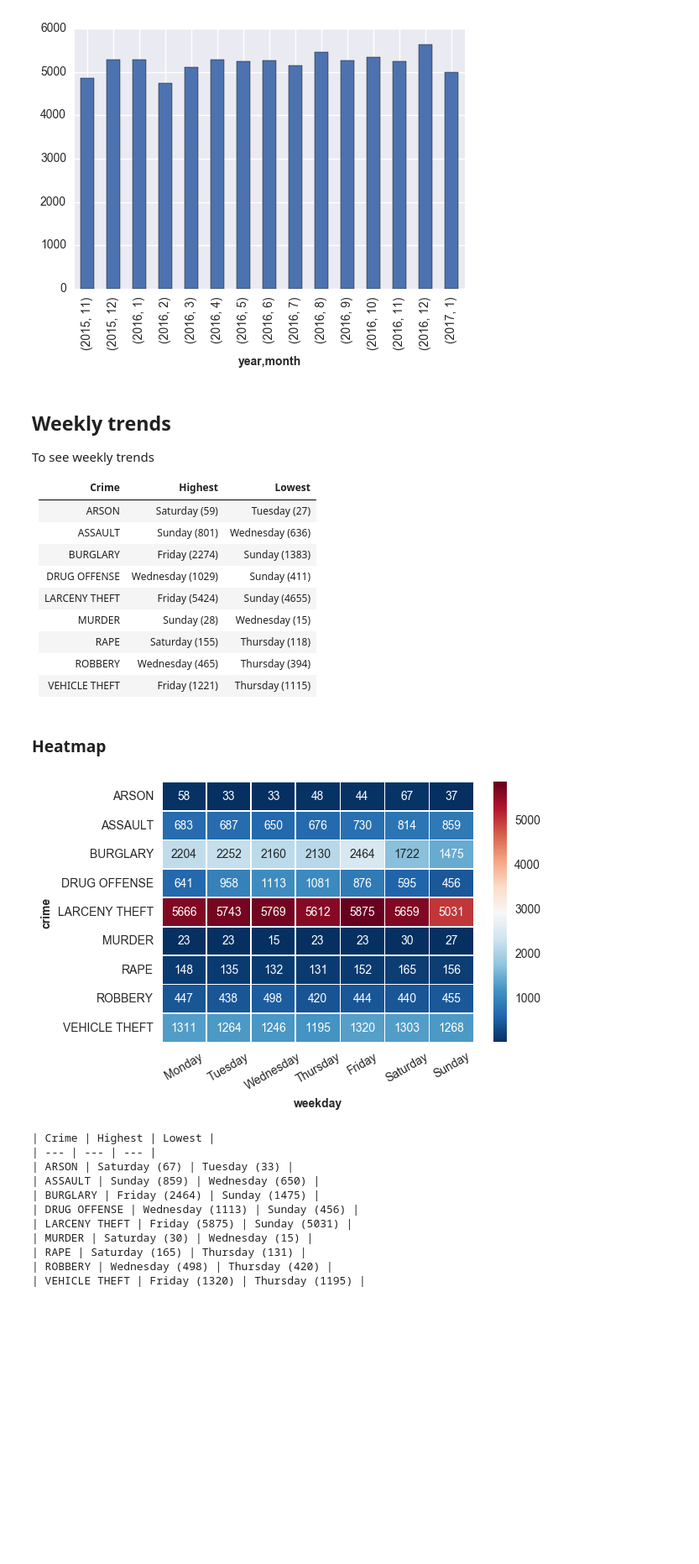
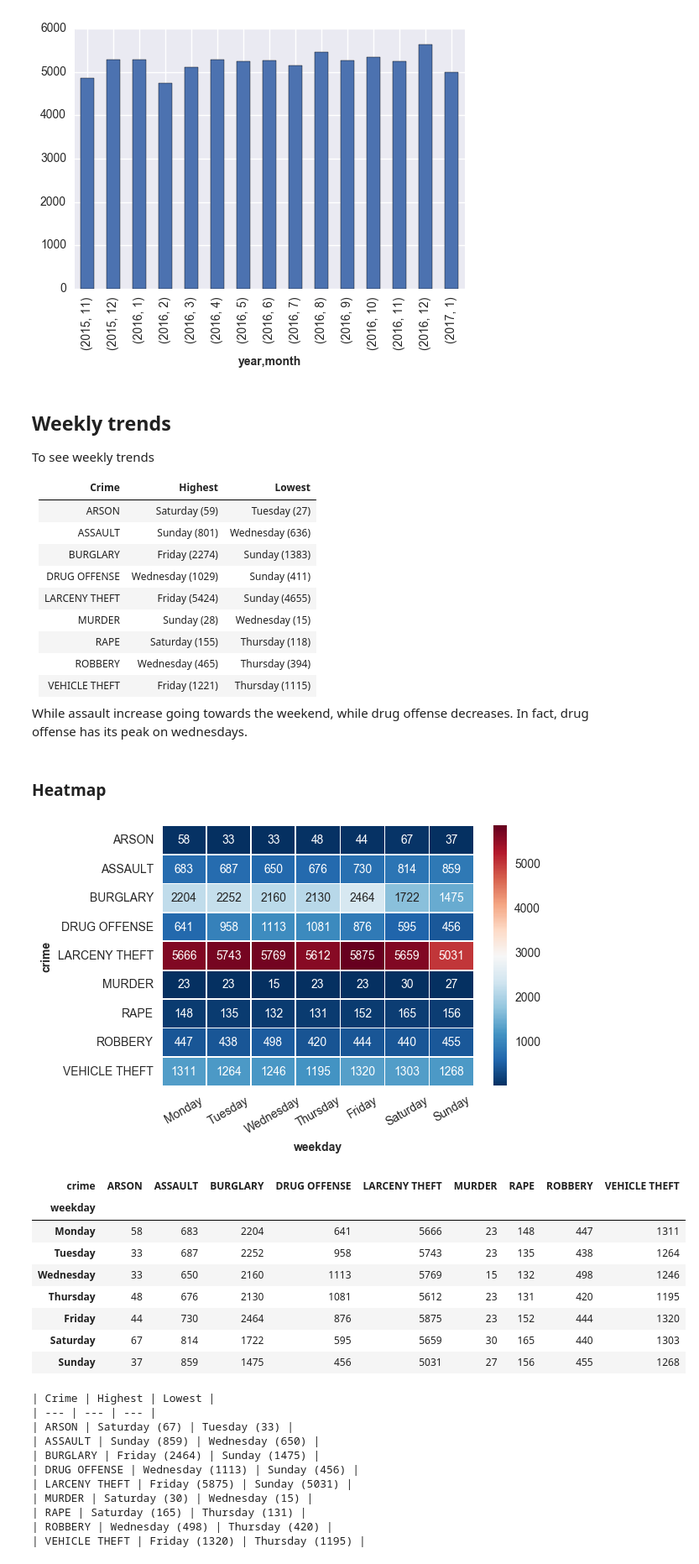
Before and after one commit to Mahdisadjadi/phoenixcrime, a Jupyter notebook: analysis.ipynb, the cells around one changed output. Shown: that part at 84% size. Drawn from its saved outputs; the diff is of its cells as text; code cells hidden in the pictures; blank space fills up the shorter version.

```diff
--- a/analysis.ipynb
+++ b/analysis.ipynb
@@ -152,20 +152,33 @@ To see weekly trends
 | RAPE | Saturday (155) | Thursday (118) |
 | ROBBERY | Wednesday (465) | Thursday (394) |
 | VEHICLE THEFT | Friday (1221) | Thursday (1115) |
+
+While assault increase going towards the weekend, while drug offense decreases. In fact, drug offense has its peak on wednesdays.
 # %% [markdown]
 ### Heatmap
 # %%
 crime_weekday = pd.crosstab(df['weekday'],df['crime'])
 
 if seaborn_exists:
     daysOfWeekList = ['Monday', 'Tuesday', 'Wednesday', 'Thursday', 'Friday', 'Saturday', 'Sunday']
     #daysOfWeekList = ['Mon', 'Tue', 'Wed', 'Thu', 'Fri', 'Sat', 'Sun']
     crime_weekday=crime_weekday.reindex(daysOfWeekList)
     ax=sns.heatmap(crime_weekday.T,annot=True, fmt="d",linewidths=0.5,cmap='RdBu_r')
     ax.set_xticklabels(ax.get_xticklabels(),rotation=30)
     plt.show()
+
+crime_weekday
 # %% [output]
 [figure]
+| crime | ARSON | ASSAULT | BURGLARY | DRUG OFFENSE | LARCENY THEFT | MURDER | RAPE | ROBBERY | VEHICLE THEFT |
+| weekday |  |  |  |  |  |  |  |  |  |
+| Monday | 58 | 683 | 2204 | 641 | 5666 | 23 | 148 | 447 | 1311 |
+| Tuesday | 33 | 687 | 2252 | 958 | 5743 | 23 | 135 | 438 | 1264 |
+| Wednesday | 33 | 650 | 2160 | 1113 | 5769 | 15 | 132 | 498 | 1246 |
+| Thursday | 48 | 676 | 2130 | 1081 | 5612 | 23 | 131 | 420 | 1195 |
+| Friday | 44 | 730 | 2464 | 876 | 5875 | 23 | 152 | 444 | 1320 |
+| Saturday | 67 | 814 | 1722 | 595 | 5659 | 30 | 165 | 440 | 1303 |
+| Sunday | 37 | 859 | 1475 | 456 | 5031 | 27 | 156 | 455 | 1268 |
 # %%
 fig, axes = plt.subplots(nrows=3, ncols=3,figsize=(12,12),sharex=True)
 
```
Also changed, not shown: parts of 4 cells of this notebook, 10 other files.
